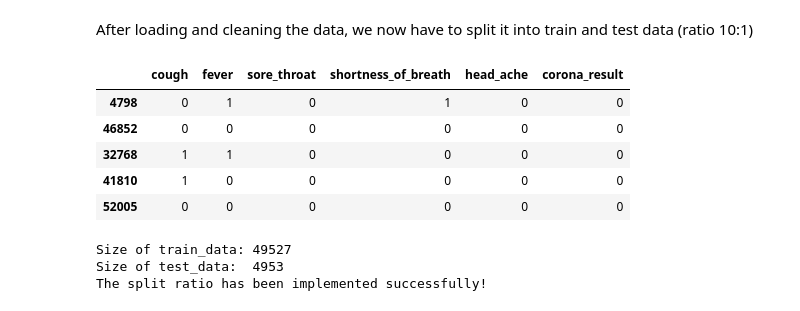
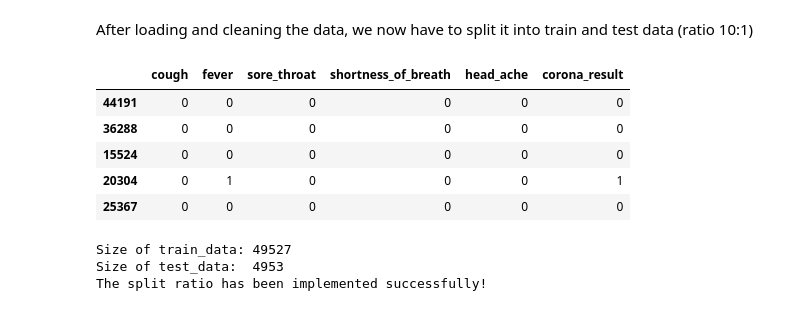
Before and after one commit to Paul-Jarschke/Probabilistic_Machine_Learning, a Jupyter notebook: exercise2_practical_paul.ipynb, the cells around one changed output. Saved outputs shown, nothing was run; the diff lists cells and outputs as text; code cells hidden in the pictures.

```diff
--- a/exercise2_practical_paul.ipynb
+++ b/exercise2_practical_paul.ipynb
@@ -52,20 +52,20 @@ After loading and cleaning the data, we now have to split it into train and test
 # %%
 from sklearn.model_selection import train_test_split
 
 # Split the data into train and test sets
-train_data, test_data = train_test_split(clean_data, test_size=(1/11), random_state=42)
+train_data, test_data = train_test_split(clean_data, test_size=(1/11), random_state=42, stratify=clean_data['corona_result'])
 # If ratio is 10:1 then the size of the test_data is 1/11 of the whole dataset
 # Random state is introduced for reproducibility
 
 # Take a look at randomly splitted data
 train_data.head()
 # %% [output]
 |  | cough | fever | sore_throat | shortness_of_breath | head_ache | corona_result |
-| 4798 | 0 | 1 | 0 | 1 | 0 | 0 |
-| 46852 | 0 | 0 | 0 | 0 | 0 | 0 |
-| 32768 | 1 | 1 | 0 | 0 | 0 | 0 |
-| 41810 | 1 | 0 | 0 | 0 | 0 | 0 |
-| 52005 | 0 | 0 | 0 | 0 | 0 | 0 |
+| 44191 | 0 | 0 | 0 | 0 | 0 | 0 |
+| 36288 | 0 | 0 | 0 | 0 | 0 | 0 |
+| 15524 | 0 | 0 | 0 | 0 | 0 | 0 |
+| 20304 | 0 | 1 | 0 | 0 | 0 | 1 |
+| 25367 | 0 | 0 | 0 | 0 | 0 | 0 |
 # %%
 # Confirm correct split ratio
 print(f'Size of train_data: {len(train_data)}')
```
Also changed, not shown: parts of 16 cells of this notebook.
